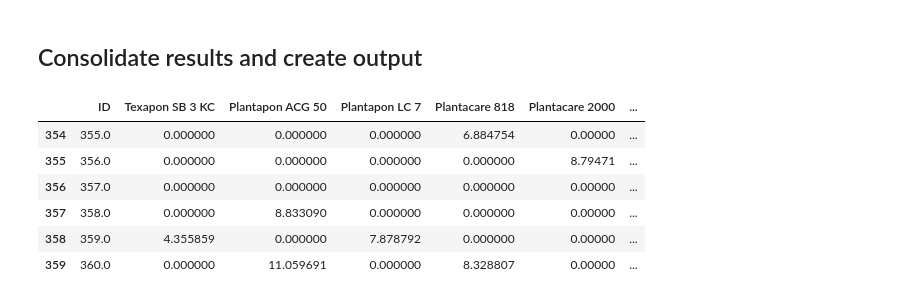
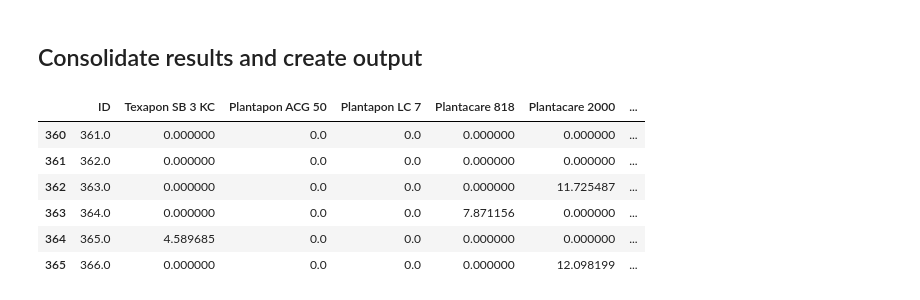
Before and after one commit to AniketChitre/formulations-prep, a Jupyter notebook: balance_analysis.ipynb, the cells around one changed output. Drawn from its saved outputs; the diff is of its cells as text; code cells hidden in the pictures.

```diff
--- a/balance_analysis.ipynb
+++ b/balance_analysis.ipynb
@@ -6,7 +6,7 @@ import pandas as pd
 %matplotlib notebook
 
 speciesList = pmb.PipettingSpecies.readCSV('SpeciesDictionary.csv')
-instructions = pmb.PipettingInstructions.readCSV('DoE_csv/MasterDataset_OT_DoE_17-27-04-23.csv', firstRow=354, lastRow=360)
+instructions = pmb.PipettingInstructions.readCSV('DoE_csv/MasterDataset_OT_DoE_04-12-05-23.csv', firstRow=366, lastRow=372)
 targetVolume = 10
 sampleList = pmb.PipettingSample.createSamples(instructions,targetVol=targetVolume)
 maxVolume = 1
@@ -15,7 +15,7 @@ for sample in sampleList:
     sample.getVolFracSeries(speciesDictionary=speciesList)
 steps = pmb.PipettingStep.createSteps(instructions=instructions,speciesDictionary=speciesList,sampleList=sampleList,maxVol=maxVolume)
 
-massProfile = pmb.MassProfile('mass_data/MassProfile_250423_S355-360.csv',t_baseline=25,derivNoise=0.005,secDerivNoise=0.001)
+massProfile = pmb.MassProfile('mass_data/MassProfile_040523_S367-372.csv',t_baseline=40,derivNoise=0.005,secDerivNoise=0.001)
 #default t_baseline=25
 # %% [markdown]
 ## Analyse Water Addition
@@ -90,19 +94,19 @@ Addition of 0.401g Arlypon F detected from 2198s to 2210s - expected volume = 0.
 # %%
 for step in steps:
     step.addToSample()
 actualMassFractions = pd.DataFrame(dtype='float64').reindex_like(instructions)
 actualMassFractions[:]=0
 for i in range(len(sampleList)):
     actualMassFractions['ID'].iloc[i] = sampleList[i].sampleId
     for entry in sampleList[i].addedMassSeries.iteritems():
         actualMassFractions[entry[0]].iloc[i] = entry[1]/sampleList[i].actualMass*100
-actualMassFractions.to_csv('mass_data/FreshlyAnalysed_250423_S355-S360.csv', index=False)
+actualMassFractions.to_csv('mass_data/FreshlyAnalysed_040523_S361-S366.csv', index=False)
 actualMassFractions
 # %% [output]
 |  | ID | Texapon SB 3 KC | Plantapon ACG 50 | Plantapon LC 7 | Plantacare 818 | Plantacare 2000 | ... |
-| 354 | 355.0 | 0.000000 | 0.000000 | 0.000000 | 6.884754 | 0.00000 | ... |
-| 355 | 356.0 | 0.000000 | 0.000000 | 0.000000 | 0.000000 | 8.79471 | ... |
-| 356 | 357.0 | 0.000000 | 0.000000 | 0.000000 | 0.000000 | 0.00000 | ... |
-| 357 | 358.0 | 0.000000 | 8.833090 | 0.000000 | 0.000000 | 0.00000 | ... |
-| 358 | 359.0 | 4.355859 | 0.000000 | 7.878792 | 0.000000 | 0.00000 | ... |
-| 359 | 360.0 | 0.000000 | 11.059691 | 0.000000 | 8.328807 | 0.00000 | ... |
+| 360 | 361.0 | 0.000000 | 0.0 | 0.0 | 0.000000 | 0.000000 | ... |
+| 361 | 362.0 | 0.000000 | 0.0 | 0.0 | 0.000000 | 0.000000 | ... |
+| 362 | 363.0 | 0.000000 | 0.0 | 0.0 | 0.000000 | 11.725487 | ... |
+| 363 | 364.0 | 0.000000 | 0.0 | 0.0 | 7.871156 | 0.000000 | ... |
+| 364 | 365.0 | 4.589685 | 0.0 | 0.0 | 0.000000 | 0.000000 | ... |
+| 365 | 366.0 | 0.000000 | 0.0 | 0.0 | 0.000000 | 12.098199 | ... |
```
Also changed, not shown: parts of 4 cells of this notebook, 2 other files.
